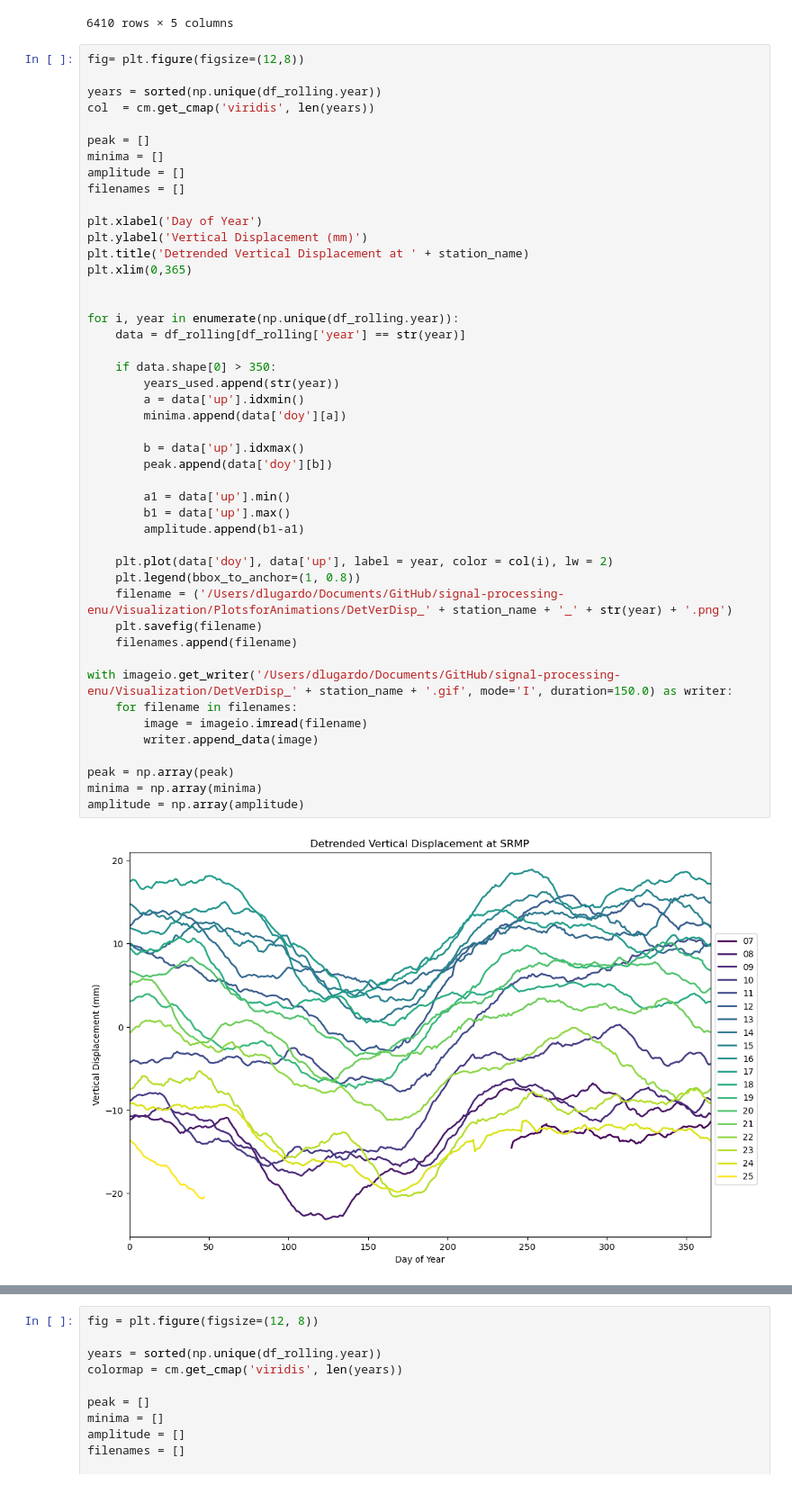
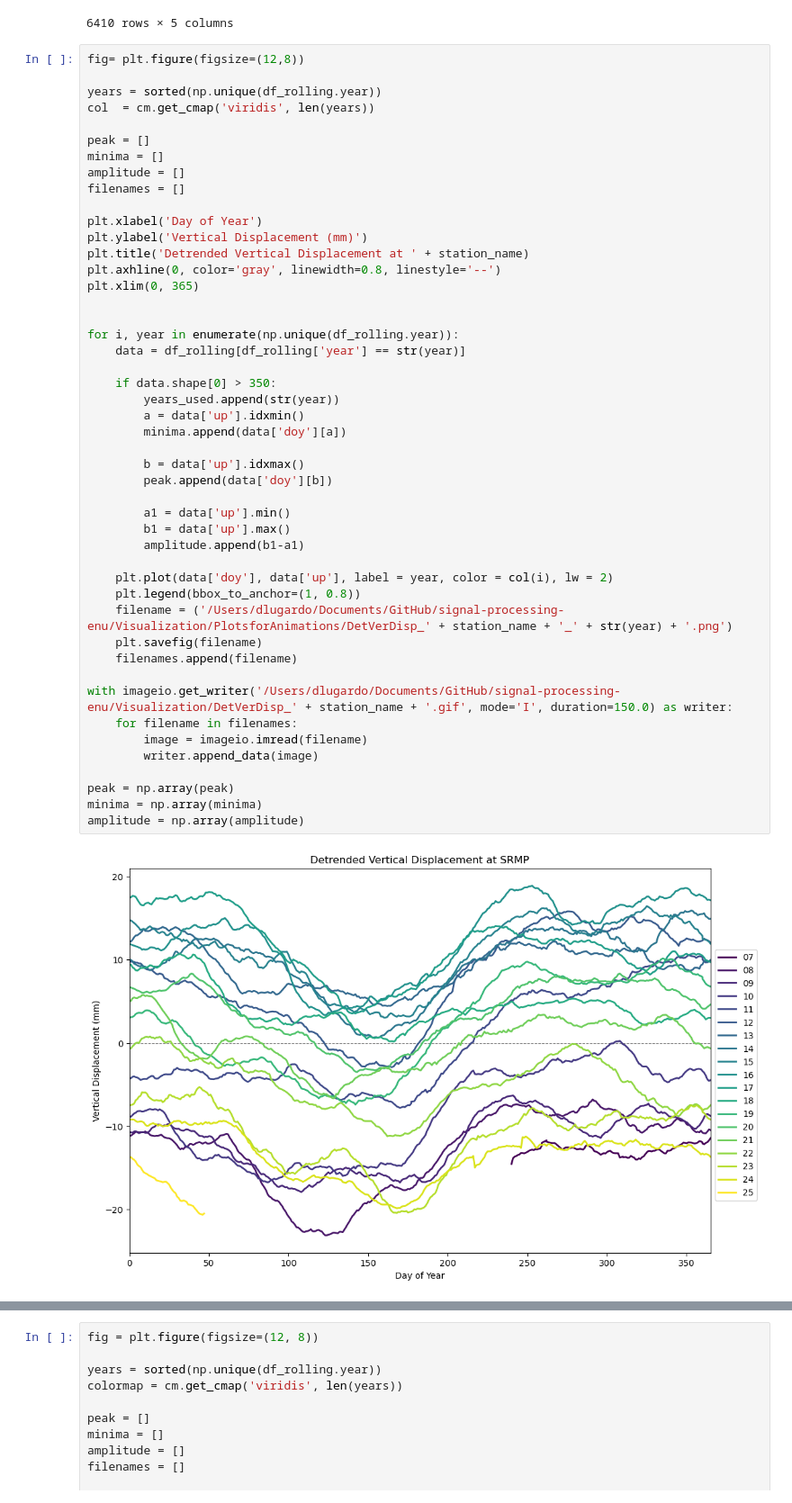
Before and after one commit to diegorvar/signal-processing-enu, a Jupyter notebook: VisualizationDaily.ipynb, the cells around one changed output, grey strips where cells are left out. Shown at 90% size. Cells and saved outputs as stored; diff of their text form.

```diff
--- a/VisualizationDaily.ipynb
+++ b/VisualizationDaily.ipynb
@@ -587,37 +589,38 @@ filenames = []
 plt.xlabel('Day of Year')
 plt.ylabel('Vertical Displacement (mm)')
 plt.title('Detrended Vertical Displacement at ' + station_name)
-plt.xlim(0,365)
+plt.axhline(0, color='gray', linewidth=0.8, linestyle='--')
+plt.xlim(0, 365)
 
 
 for i, year in enumerate(np.unique(df_rolling.year)):
     data = df_rolling[df_rolling['year'] == str(year)]
 
     if data.shape[0] > 350:
         years_used.append(str(year))
         a = data['up'].idxmin()
         minima.append(data['doy'][a])
 
         b = data['up'].idxmax()
         peak.append(data['doy'][b])
 
         a1 = data['up'].min()
         b1 = data['up'].max()
         amplitude.append(b1-a1)
 
     plt.plot(data['doy'], data['up'], label = year, color = col(i), lw = 2)
     plt.legend(bbox_to_anchor=(1, 0.8))
     filename = ('/Users/dlugardo/Documents/GitHub/signal-processing-enu/Visualization/PlotsforAnimations/DetVerDisp_' + station_name + '_' + str(year) + '.png')
     plt.savefig(filename)
     filenames.append(filename)
 
 with imageio.get_writer('/Users/dlugardo/Documents/GitHub/signal-processing-enu/Visualization/DetVerDisp_' + station_name + '.gif', mode='I', duration=150.0) as writer:
     for filename in filenames:
         image = imageio.imread(filename)
         writer.append_data(image)
 
 peak = np.array(peak)
 minima = np.array(minima)
 amplitude = np.array(amplitude)
 # %% [output]
-[figure, old version]
+[figure, new version]
```
Also changed, not shown: parts of 10 cells of this notebook, 20 other files.
